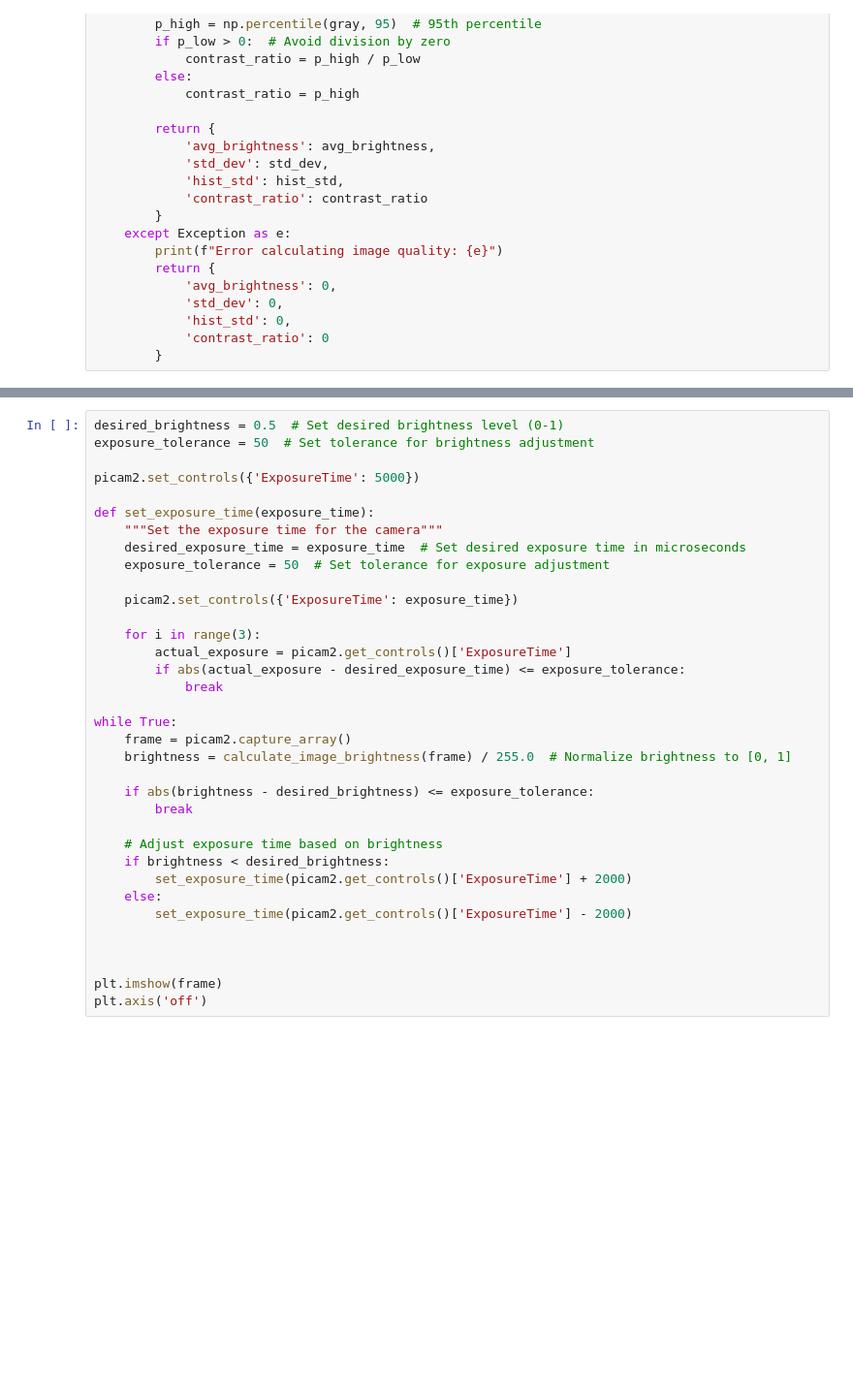
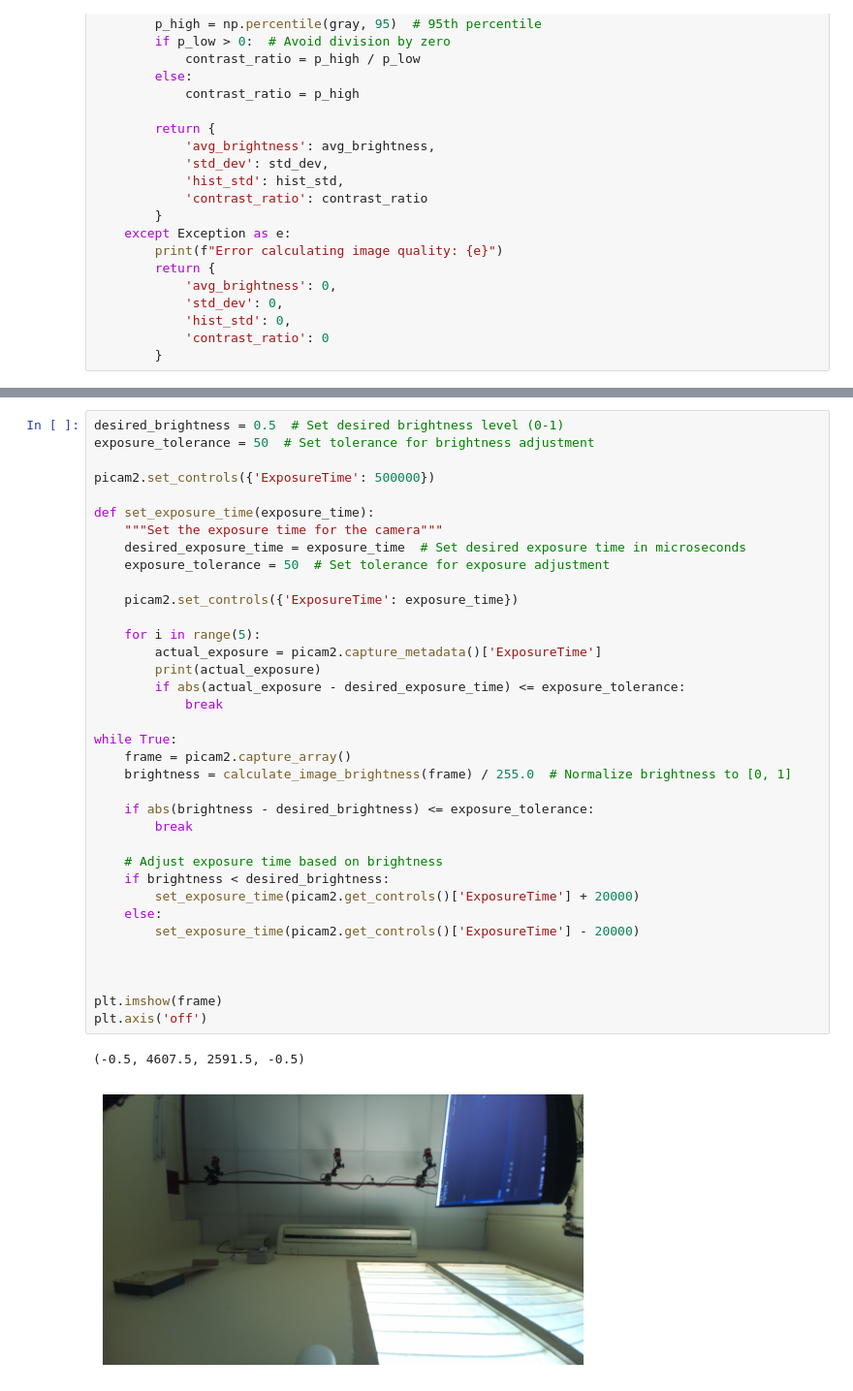
Before and after one commit to SujithChristopher/forensic, a Jupyter notebook: exposure.ipynb, the cells around one changed output, grey strips where cells are left out. Shown: that part at 97% size. Cells and saved outputs as stored; diff of their text form; blank space fills up the shorter version.

Commit message:
logic behind auto exposure

```diff
--- a/exposure.ipynb
+++ b/exposure.ipynb
@@ -83,35 +132,39 @@ def calculate_image_quality(image):
 # %%
 desired_brightness = 0.5  # Set desired brightness level (0-1)
 exposure_tolerance = 50  # Set tolerance for brightness adjustment
 
-picam2.set_controls({'ExposureTime': 5000})
+picam2.set_controls({'ExposureTime': 500000})
 
 def set_exposure_time(exposure_time):
     """Set the exposure time for the camera"""
     desired_exposure_time = exposure_time  # Set desired exposure time in microseconds
     exposure_tolerance = 50  # Set tolerance for exposure adjustment
 
     picam2.set_controls({'ExposureTime': exposure_time})
 
-    for i in range(3):
-        actual_exposure = picam2.get_controls()['ExposureTime']
+    for i in range(5):
+        actual_exposure = picam2.capture_metadata()['ExposureTime']
+        print(actual_exposure)
         if abs(actual_exposure - desired_exposure_time) <= exposure_tolerance:
             break
 
 while True:
     frame = picam2.capture_array()
     brightness = calculate_image_brightness(frame) / 255.0  # Normalize brightness to [0, 1]
 
     if abs(brightness - desired_brightness) <= exposure_tolerance:
         break
 
     # Adjust exposure time based on brightness
     if brightness < desired_brightness:
-        set_exposure_time(picam2.get_controls()['ExposureTime'] + 2000)
+        set_exposure_time(picam2.get_controls()['ExposureTime'] + 20000)
     else:
-        set_exposure_time(picam2.get_controls()['ExposureTime'] - 2000)
+        set_exposure_time(picam2.get_controls()['ExposureTime'] - 20000)
 
 
 
 plt.imshow(frame)
 plt.axis('off')
+# %% [output]
+(-0.5, 4607.5, 2591.5, -0.5)
+[figure, added]
```
Also changed, not shown: parts of 3 cells of this notebook.
